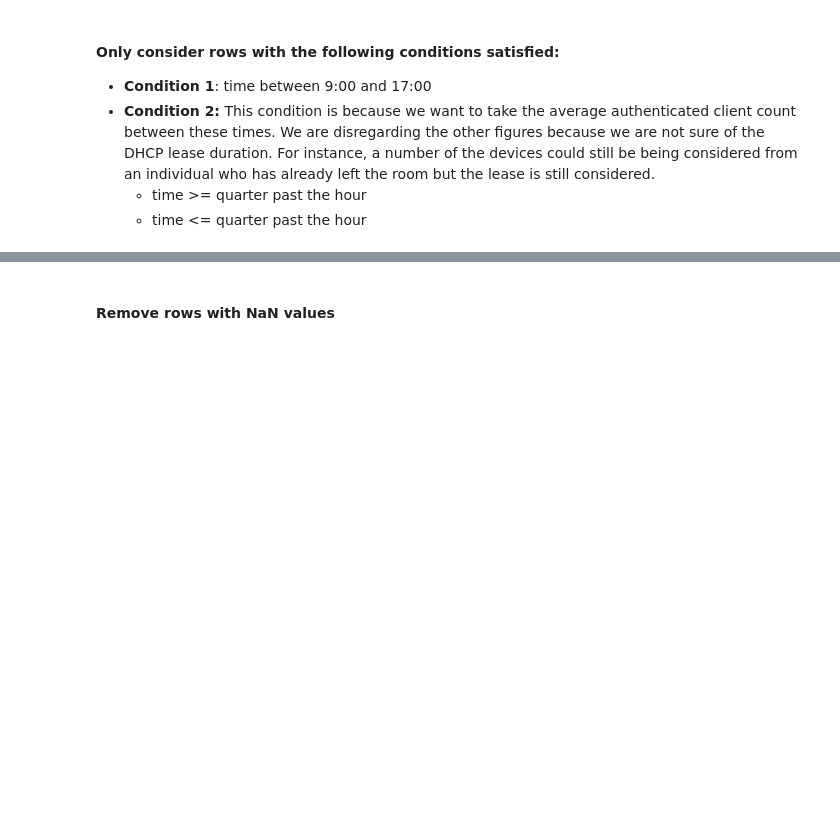
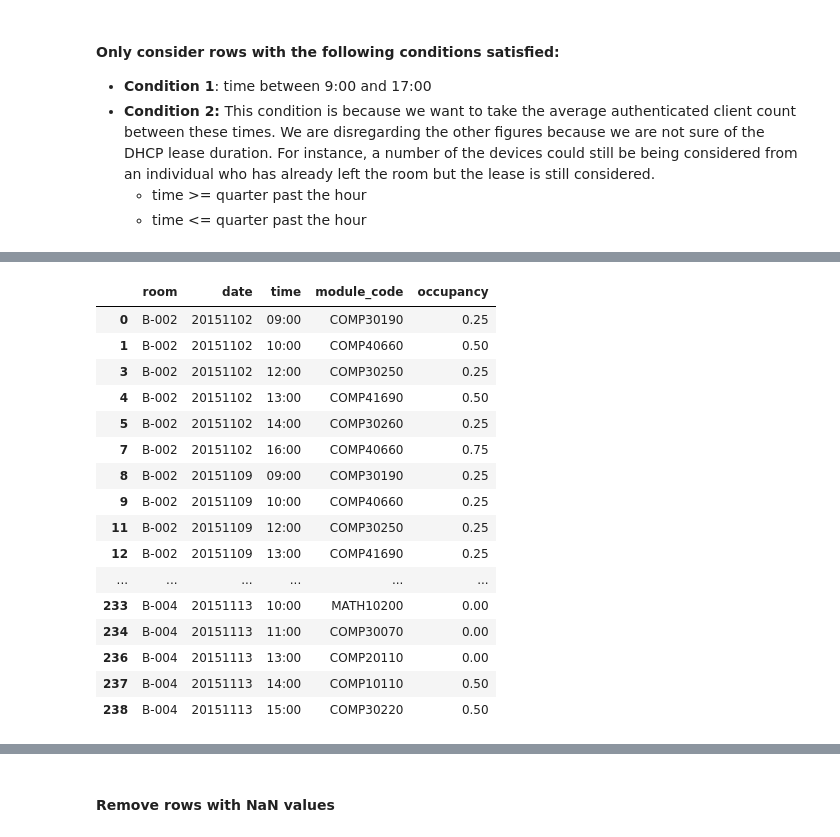
Before and after one commit to ConorSheehan1/ReSTimator_Team1100, a Jupyter notebook: app/project/Untitled.ipynb, the cells around one changed output, grey strips where cells are left out. Drawn from its saved outputs; the diff is of its cells as text; code cells hidden in the pictures; blank space fills up the shorter version.

```diff
--- a/app/project/Untitled.ipynb
+++ b/app/project/Untitled.ipynb
@@ -54,2 +114,23 @@ df_occupy_2
+# %%
+df_occupy_2 = df_occupy_2.dropna()
+df_occupy_2
+# %% [output]
+|  | room | date | time | module_code | occupancy |
+| 0 | B-002 | 20151102 | 09:00 | COMP30190 | 0.25 |
+| 1 | B-002 | 20151102 | 10:00 | COMP40660 | 0.50 |
+| 3 | B-002 | 20151102 | 12:00 | COMP30250 | 0.25 |
+| 4 | B-002 | 20151102 | 13:00 | COMP41690 | 0.50 |
+| 5 | B-002 | 20151102 | 14:00 | COMP30260 | 0.25 |
+| 7 | B-002 | 20151102 | 16:00 | COMP40660 | 0.75 |
+| 8 | B-002 | 20151109 | 09:00 | COMP30190 | 0.25 |
+| 9 | B-002 | 20151109 | 10:00 | COMP40660 | 0.25 |
+| 11 | B-002 | 20151109 | 12:00 | COMP30250 | 0.25 |
+| 12 | B-002 | 20151109 | 13:00 | COMP41690 | 0.25 |
+| ... | ... | ... | ... | ... | ... |
+| 233 | B-004 | 20151113 | 10:00 | MATH10200 | 0.00 |
+| 234 | B-004 | 20151113 | 11:00 | COMP30070 | 0.00 |
+| 236 | B-004 | 20151113 | 13:00 | COMP20110 | 0.00 |
+| 237 | B-004 | 20151113 | 14:00 | COMP10110 | 0.50 |
+| 238 | B-004 | 20151113 | 15:00 | COMP30220 | 0.50 |
 # %%
 df_occupy_merge = pd.merge(left = df_occupy_1, right = df_occupy_2, how="outer", on=["room", "date", "time"])
```
Also changed, not shown: parts of 31 cells of this notebook, 12 other files.
